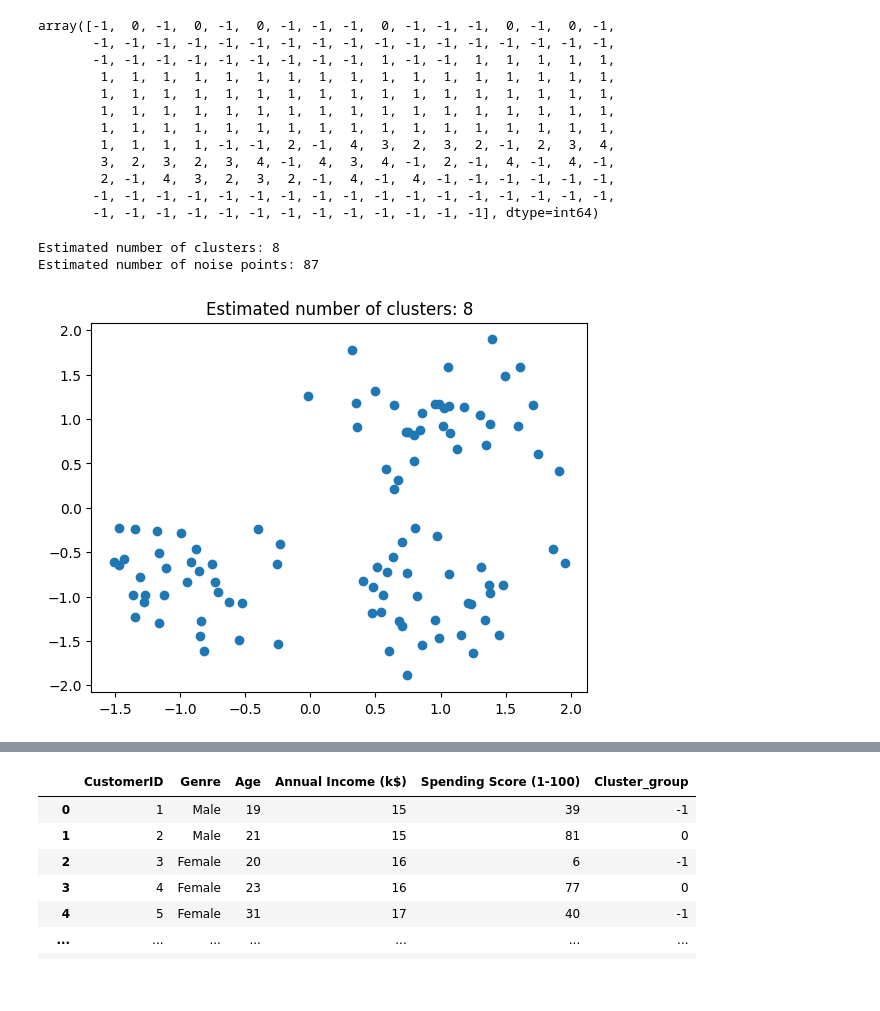
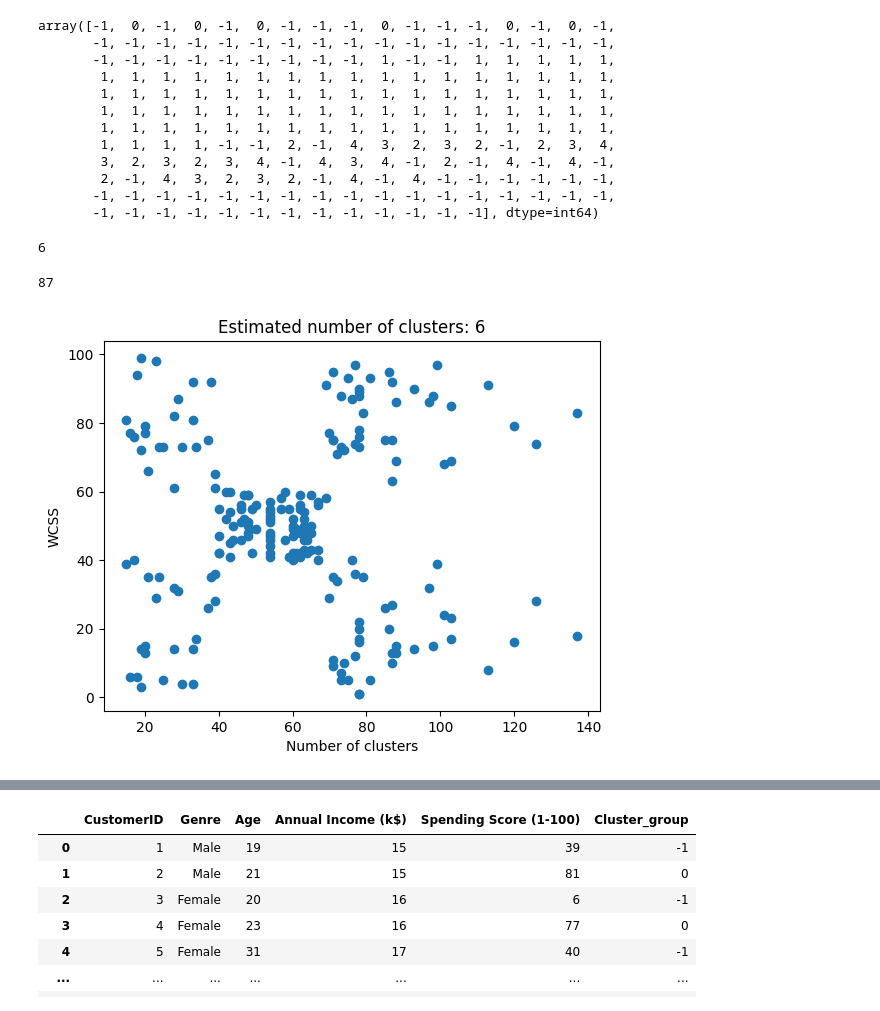
Before and after one commit to eamudha/ML_Cluster_Unsupervised, a Jupyter notebook: 1.DBSCAN.ipynb, the cells around one changed output, grey strips where cells are left out. Cells and saved outputs as stored; diff of their text form; code cells hidden in the pictures; blank space fills up the shorter version.

```diff
--- a/1.DBSCAN.ipynb
+++ b/1.DBSCAN.ipynb
@@ -27,9 +27,6 @@ from sklearn.datasets import make_blobs
 from sklearn.cluster import DBSCAN
 DB = DBSCAN(eps=5, min_samples=5, metric='euclidean', metric_params=None, algorithm='ball_tree', leaf_size=30, p=None, n_jobs=None).fit(X)
 y_DB = DB.fit_predict(X)
-# %%
-centers = [[1, 1], [-1, -1], [1, -1]]
-X, labels_true = make_blobs(n_samples=100, centers=centers, cluster_std=0.4, random_state=0)
 # %%
 labels = DB.labels_
 # %%
@@ -53,6 +46,0 @@ n_noise_ = list(labels).count(-1)
-# %%
-print("Estimated number of clusters: %d" % n_clusters_)
-print("Estimated number of noise points: %d" % n_noise_)
-# %% [output]
-Estimated number of clusters: 8
-Estimated number of noise points: 87
@@ -58,0 +49,4 @@ Estimated number of noise points: 87
+# %%
+n_clusters_
+# %% [output]
+6
@@ -59,15 +55,20 @@ Estimated number of noise points: 87
+# %%
+n_noise_
+# %% [output]
+87
 # %%
 labels = DB.labels_
 core_samples_mask = np.zeros_like(labels, dtype=bool)
 core_samples_mask[DB.core_sample_indices_] = True
 
 colors = [plt.cm.Spectral(each) for each in np.linspace(0, 1, len(labels))]
 import matplotlib.pyplot as plt
 plt.scatter(X[:, 0], X[:, 1])
-
+plt.xlabel('Number of clusters')
+plt.ylabel('WCSS')
 plt.title(f"Estimated number of clusters: {n_clusters_}")
 plt.show()
 # %% [output]
-[figure, old version]
+[figure, new version]
 # %%
 supervised=pd.DataFrame(dataset)
```
Also changed, not shown: parts of 7 cells of this notebook, 2 other files.
